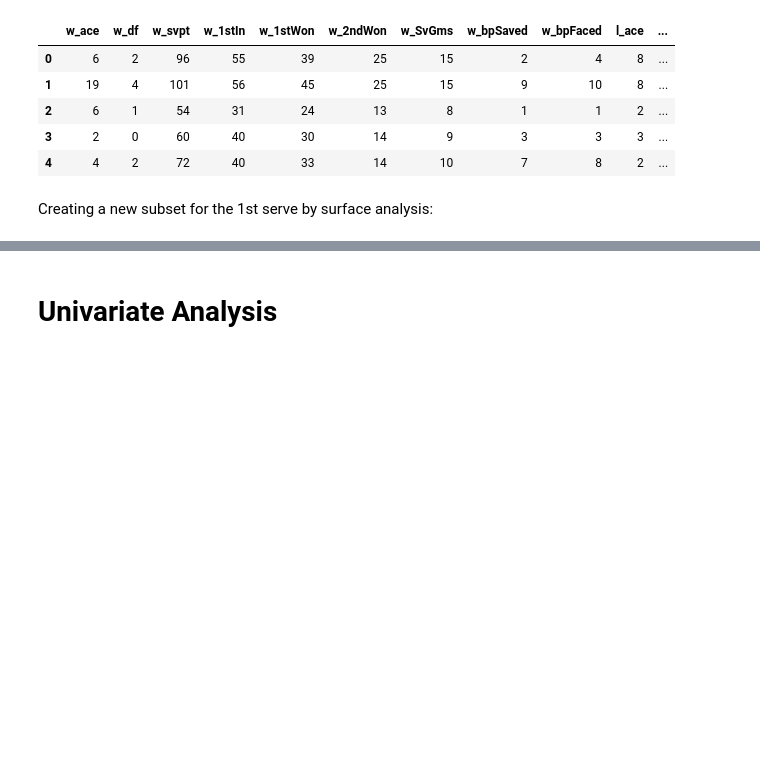
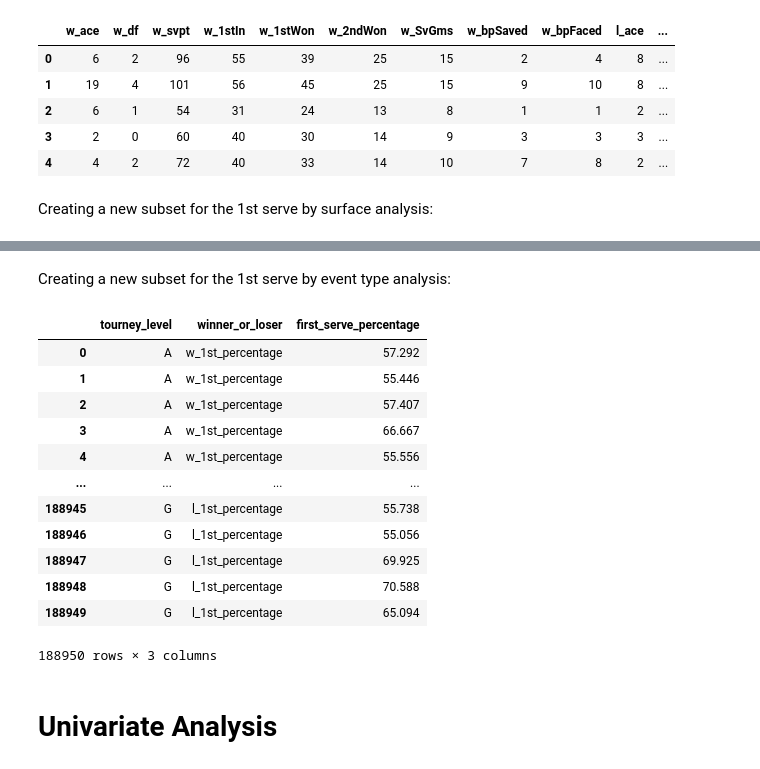
Before and after one commit to YoavWeller/Tennis_Analysis, a Jupyter notebook: tennis_analysis.ipynb, the cells around one changed output, grey strips where cells are left out. Saved outputs shown, nothing was run; the diff lists cells and outputs as text; code cells hidden in the pictures; blank space fills up the shorter version.

```diff
--- a/tennis_analysis.ipynb
+++ b/tennis_analysis.ipynb
@@ -401,3 +401,24 @@ first_serve_by_surface_df.sample(10)
+# %% [markdown]
+Creating a new subset for the 1st serve by event type analysis:
+# %%
+first_serve_by_tourney_level_df = pd.melt(combined_df, id_vars = "tourney_level", value_vars=["w_1st_percentage", "l_1st_percentage"])
+first_serve_by_tourney_level_df.rename(columns={"variable": "winner_or_loser", "value": "first_serve_percentage"}, inplace=True)
+
+first_serve_by_tourney_level_df
+# %% [output]
+|  | tourney_level | winner_or_loser | first_serve_percentage |
+| 0 | A | w_1st_percentage | 57.292 |
+| 1 | A | w_1st_percentage | 55.446 |
+| 2 | A | w_1st_percentage | 57.407 |
+| 3 | A | w_1st_percentage | 66.667 |
+| 4 | A | w_1st_percentage | 55.556 |
+| ... | ... | ... | ... |
+| 188945 | G | l_1st_percentage | 55.738 |
+| 188946 | G | l_1st_percentage | 55.056 |
+| 188947 | G | l_1st_percentage | 69.925 |
+| 188948 | G | l_1st_percentage | 70.588 |
+| 188949 | G | l_1st_percentage | 65.094 |
+188950 rows × 3 columns
 # %% [markdown]
 # Univariate Analysis
 # %% [markdown]
```
Also changed, not shown: parts of 5 cells of this notebook.
